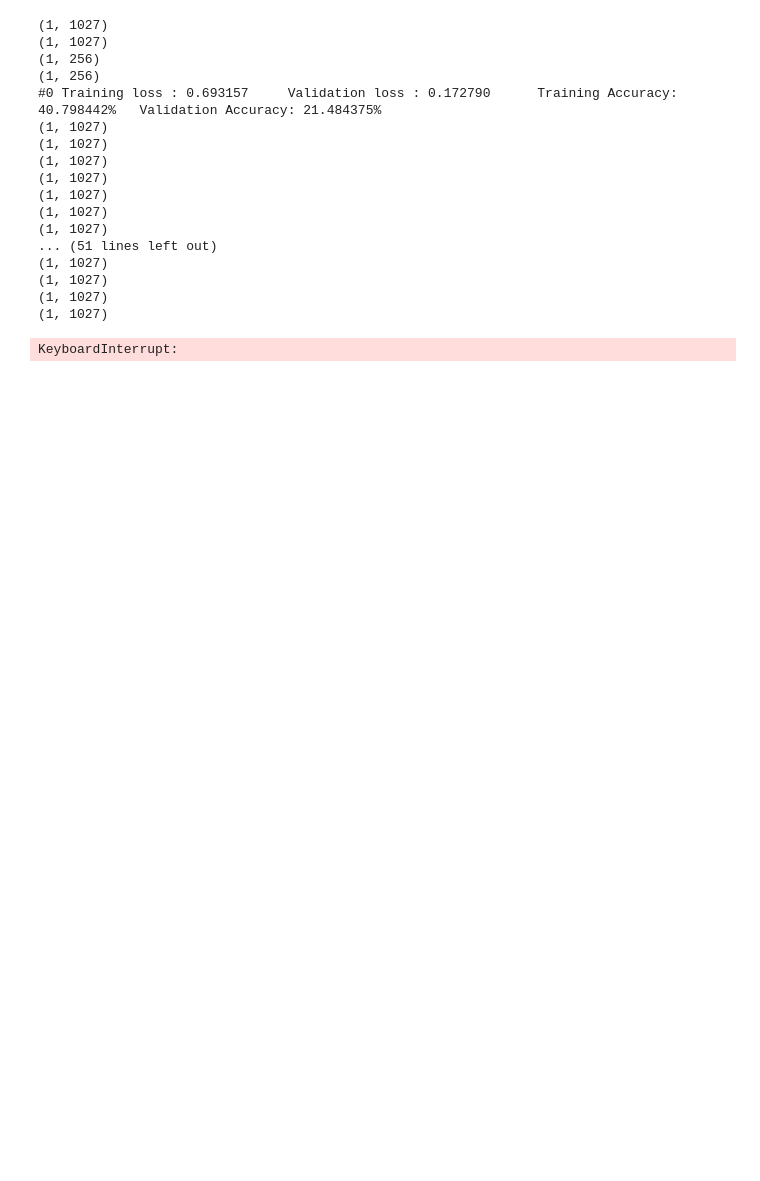
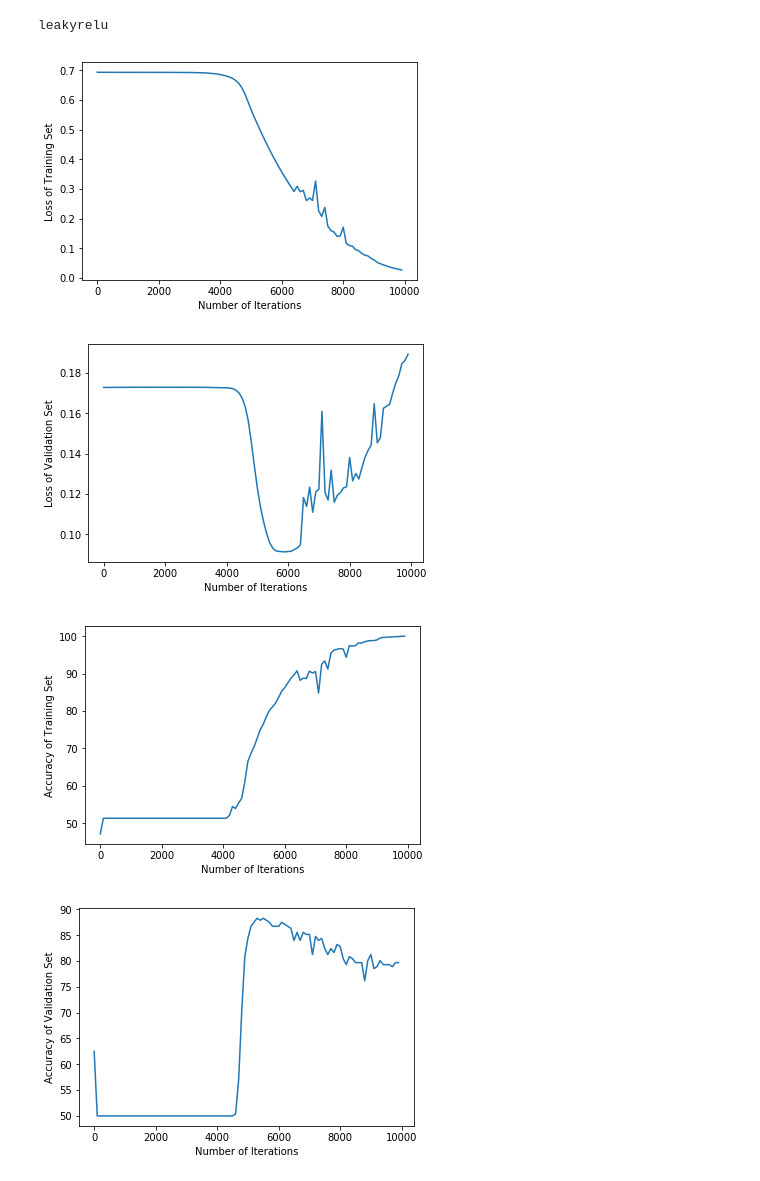
Before and after one commit to ammerss/Machine-Learning-Project-2019-2, a Jupyter notebook: #4.ipynb, the cells around one changed output. Cells and saved outputs as stored; diff of their text form; code cells hidden in the pictures; blank space fills up the shorter version.

```diff
--- a/#4.ipynb
+++ b/#4.ipynb
@@ -665,51 +588,34 @@ def nn_leakyrelu(X, Y, n_h, num_iterations , X_test, Y_test) :
 # %%
 #leakyrelu
 learning_rate=0.01
-l_index,l_train_cost_list,l_val_cost_list,l_ac_train,l_ac_val = nn_leakyrelu(x_train, y_train ,n_h, 6000 , x_test,y_test)
+l_index,l_train_cost_list,l_val_cost_list,l_ac_train,l_ac_val = nn_leakyrelu(x_train, y_train ,n_h, 9999 , x_test,y_test)
-# %% [output]
-(1, 1027)
-(1, 1027)
-(1, 256)
-(1, 256)
-#0 Training loss : 0.693157     Validation loss : 0.172790      Training Accuracy: 40.798442%   Validation Accuracy: 21.484375%
-(1, 1027)
-(1, 1027)
-(1, 1027)
-(1, 1027)
-(1, 1027)
-(1, 1027)
-(1, 1027)
-... (51 lines left out)
-(1, 1027)
-(1, 1027)
-(1, 1027)
-(1, 1027)
-KeyboardInterrupt:
 # %%
     print("leakyrelu")
     plt.plot(l_index,l_train_cost_list)
-    plt.xticks(l_index,rotation='vertical')
     plt.xlabel("Number of Iterations")
     plt.ylabel("Loss of Training Set")
     plt.show()
 
     plt.plot(l_index,l_val_cost_list)
-    plt.xticks(l_index,rotation='vertical')
     plt.xlabel("Number of Iterations")
     plt.ylabel("Loss of Validation Set")
     plt.show()
 
     plt.plot(l_index,l_ac_train)
-    plt.xticks(l_index,rotation='vertical')
     plt.xlabel("Number of Iterations")
     plt.ylabel("Accuracy of Training Set")
     plt.show()
 
     plt.plot(l_index,l_ac_val)
-    plt.xticks(l_index,rotation='vertical')
     plt.xlabel("Number of Iterations")
     plt.ylabel("Accuracy of Validation Set")
     plt.show()
+# %% [output]
+leakyrelu
+[figure, added]
+[figure, added]
+[figure, added]
+[figure, added]
 # %%
 headerColor = 'grey'
 rowEvenColor = 'lightgrey'
```
Also changed, not shown: parts of 16 cells of this notebook.
